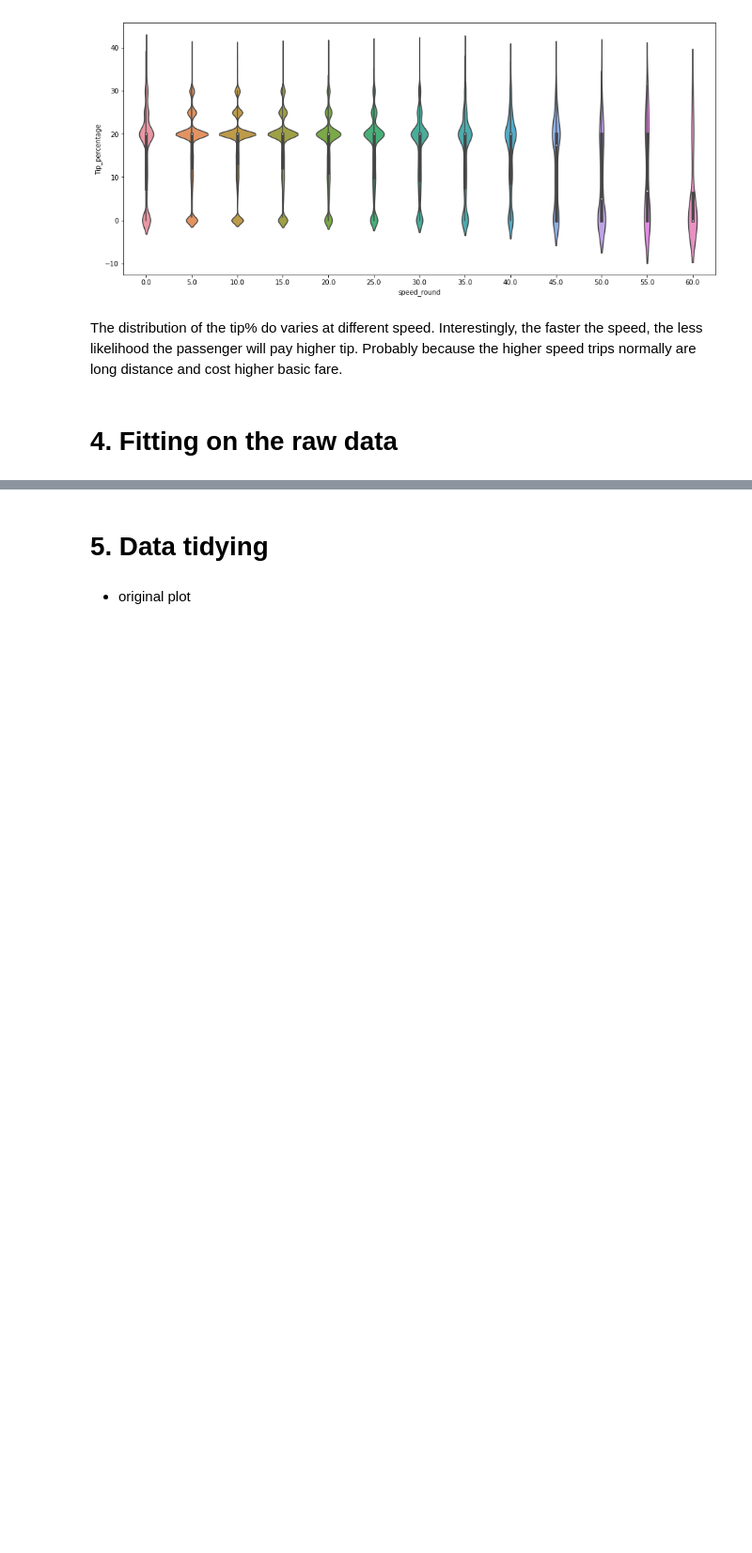
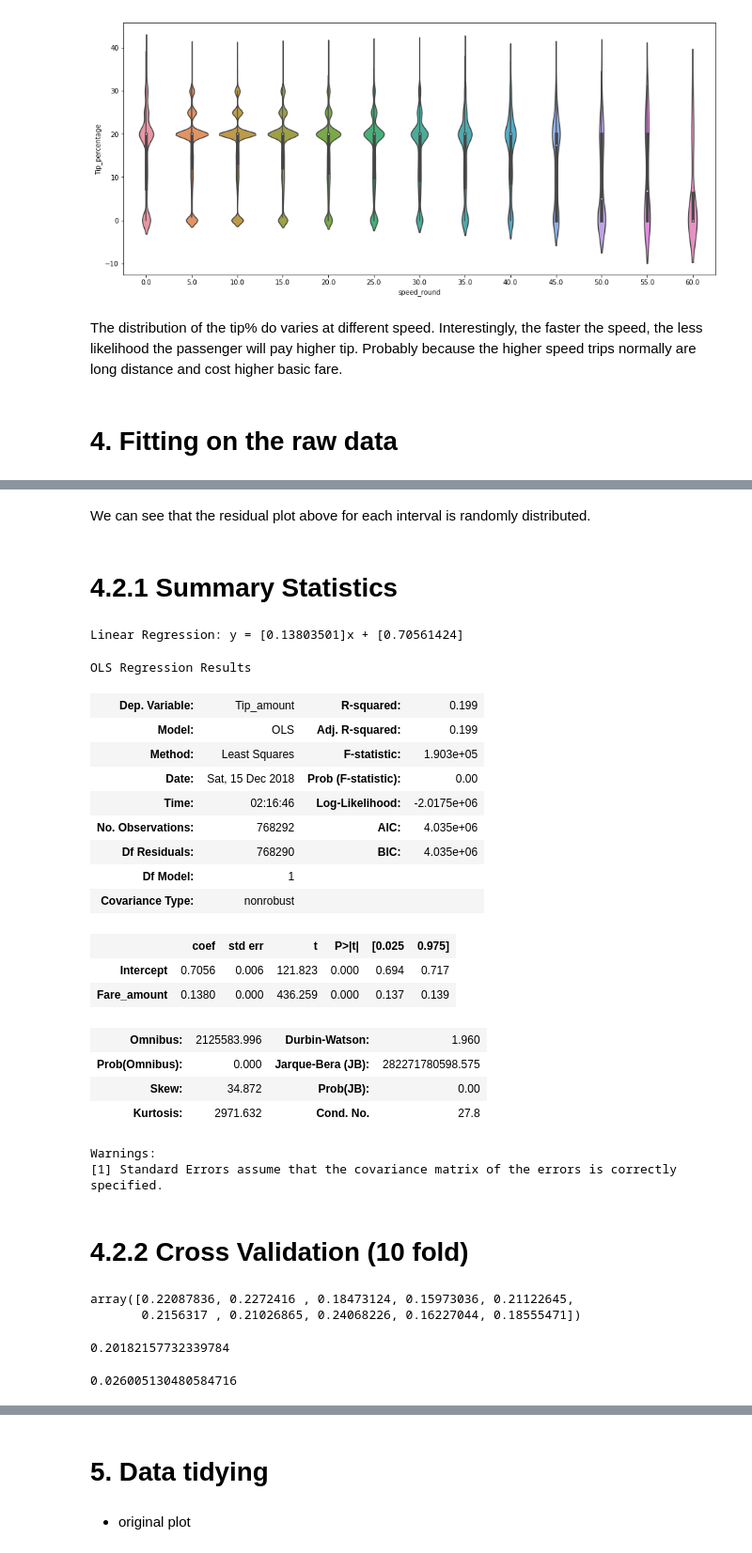
Before and after one commit to amartya21/codingrex.github.io, a Jupyter notebook: Final_Project.ipynb, the cells around one changed output, grey strips where cells are left out. Shown at 94% size. Saved outputs shown, nothing was run; the diff lists cells and outputs as text; code cells hidden in the pictures; blank space fills up the shorter version.

```diff
--- a/Final_Project.ipynb
+++ b/Final_Project.ipynb
@@ -653,0 +680,37 @@ The distribution of the tip% do varies at different speed. Interestingly, the fa
+# %% [markdown]
+We can see that the residual plot above for each interval is randomly distributed.
+# %% [markdown]
+# 4.2.1 Summary Statistics
+# %%
+import statsmodels.formula.api as sm
+npMatrix = np.matrix(df)
+X, Y = npMatrix[:,11], npMatrix[:,14]
+mdl = LinearRegression().fit(X,Y)
+m = mdl.coef_[0]
+b = mdl.intercept_
+print ("Linear Regression: y = {0}x + {1}".format(m, b))
+res = sm.ols(formula="Tip_amount ~ Fare_amount", data = df).fit()
+res.summary()
+# %% [output]
+Linear Regression: y = [0.13803501]x + [0.70561424]
+OLS Regression Results
+| Dep. Variable: | Tip_amount | R-squared: | 0.199 |
+| Model: | OLS | Adj. R-squared: | 0.199 |
+| Method: | Least Squares | F-statistic: | 1.903e+05 |
+| Date: | Sat, 15 Dec 2018 | Prob (F-statistic): | 0.00 |
+| Time: | 02:16:46 | Log-Likelihood: | -2.0175e+06 |
+| No. Observations: | 768292 | AIC: | 4.035e+06 |
+| Df Residuals: | 768290 | BIC: | 4.035e+06 |
+| Df Model: | 1 |  |  |
+| Covariance Type: | nonrobust |  |  |
+|  | coef | std err | t | P>|t| | [0.025 | 0.975] |
+| Intercept | 0.7056 | 0.006 | 121.823 | 0.000 | 0.694 | 0.717 |
+| Fare_amount | 0.1380 | 0.000 | 436.259 | 0.000 | 0.137 | 0.139 |
+| Omnibus: | 2125583.996 | Durbin-Watson: | 1.960 |
+| Prob(Omnibus): | 0.000 | Jarque-Bera (JB): | 282271780598.575 |
+| Skew: | 34.872 | Prob(JB): | 0.00 |
+| Kurtosis: | 2971.632 | Cond. No. | 27.8 |
+Warnings:
+[1] Standard Errors assume that the covariance matrix of the errors is correctly specified.
+# %% [markdown]
+# 4.2.2 Cross Validation (10 fold)
@@ -653,0 +719,13 @@ The distribution of the tip% do varies at different speed. Interestingly, the fa
+# %%
+score
+# %% [output]
+array([0.22087836, 0.2272416 , 0.18473124, 0.15973036, 0.21122645,
+       0.2156317 , 0.21026865, 0.24068226, 0.16227044, 0.18555471])
+# %%
+np.mean(score)
+# %% [output]
+0.20182157732339784
+# %%
+np.std(score)
+# %% [output]
+0.026005130480584716
```
Also changed, not shown: parts of 15 cells of this notebook.
